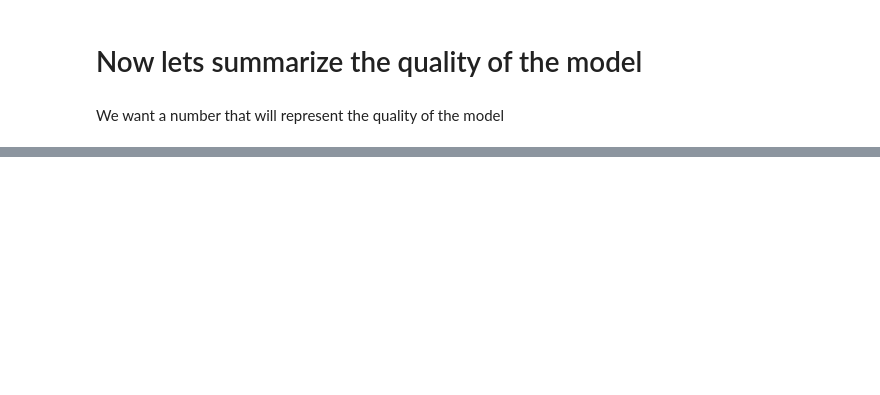
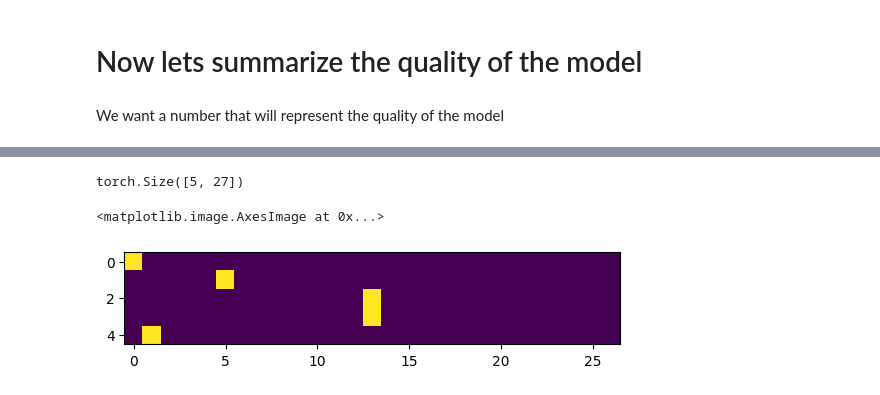
Before and after one commit to YuvalShaffir/Makemore-LLM-, a Jupyter notebook: makemore_learning.ipynb, the cells around one changed output, grey strips where cells are left out. Drawn from its saved outputs; the diff is of its cells as text; code cells hidden in the pictures; blank space fills up the shorter version.

```diff
--- a/makemore_learning.ipynb
+++ b/makemore_learning.ipynb
@@ -259,3 +259,11 @@ kan.
 # Now lets summarize the quality of the model
 # %% [markdown]
 We want a number that will represent the quality of the model
+# %%
+for w in words[:3]:
+  chs = ['.'] + list(w) + ['.']
+  for ch1, ch2 in zip(chs, chs[1:]):
+    ix1 = stoi[ch1]
+    ix2 = stoi[ch2]
+    prob = P[ix1, ix2]
+    print(f'{ch1}{ch2}: {prob:.4f}')
@@ -261,0 +374,6 @@ We want a number that will represent the quality of the model
+# %%
+# To fix it we use Model Smoothing == Adding fake counts
+# We add a integer 1 to the N tensor (we can add any number but 1 if good enough)
+P = (N + 1).float()
+P /= P.sum(dim=1, keepdim=True)
+P.sum(dim=1, keepdim=True).shape  # torch.Size([27, 1]) column vector
@@ -261,0 +416,20 @@ We want a number that will represent the quality of the model
+# %%
+# 1. Create the training set of all the bigrams
+inputs, targets = [], []
+
+for w in words[:1]:
+  chs = ['.'] + list(w) + ['.']
+  for ch1, ch2 in zip(chs, chs[1:]):
+    ix1 = stoi[ch1]
+    ix2 = stoi[ch2]
+    print(ch1, ch2)
+    inputs.append(ix1)
+    targets.append(ix2)
+
+# ALERT!
+# torch.tensor is dtype tensor.int64
+# torch.Tensor is dtype tensor.float32
+# It is advised to use torch.tensor and NOT torch.Tensor
+
+inputs = torch.tensor(inputs)
+targets = torch.tensor(targets)
@@ -261,0 +458,6 @@ We want a number that will represent the quality of the model
+# %%
+# How are we going to feed in the inputs and targets into a NN ?
+# We will use 'One Hot Vector' - it takes a tensor made out of integers and a num_classes (how long we want to vector to be).
+import torch.nn.functional as F
+xenc = F.one_hot(inputs, num_classes=27)
+xenc
@@ -261,0 +475,9 @@ We want a number that will represent the quality of the model
+# %%
+xenc.shape
+# %% [output]
+torch.Size([5, 27])
+# %%
+plt.imshow(xenc)
+# %% [output]
+<matplotlib.image.AxesImage at 0x...>
+[figure, added]
```
Also changed, not shown: parts of 32 cells of this notebook.
